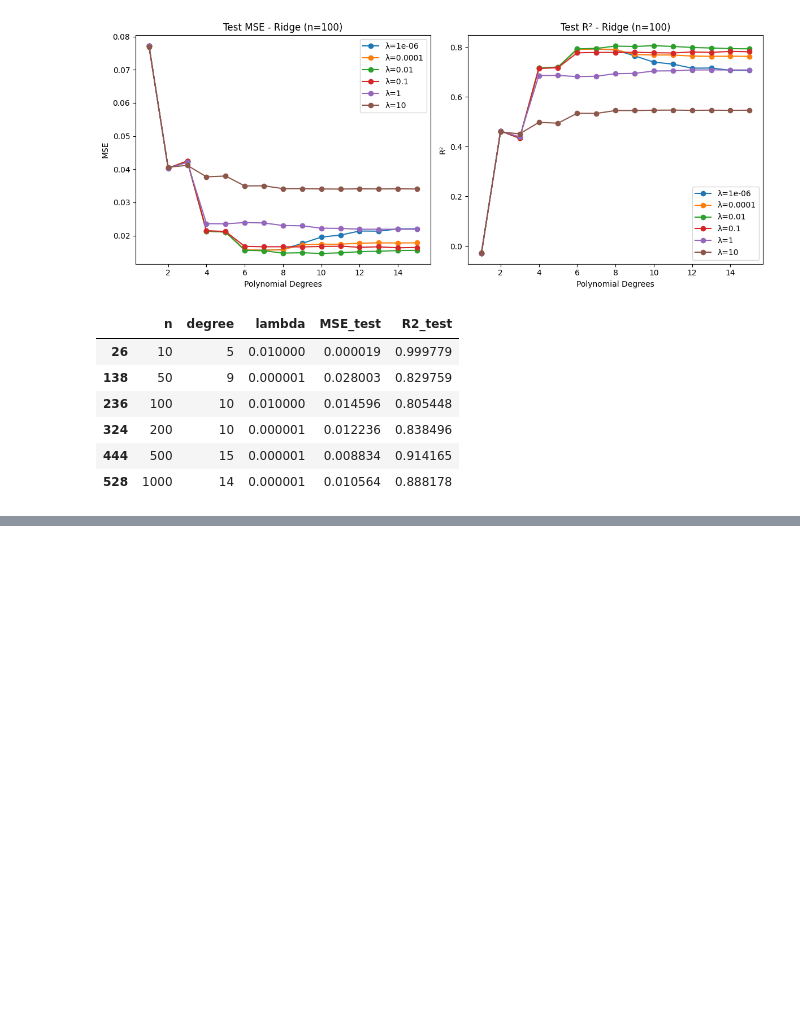
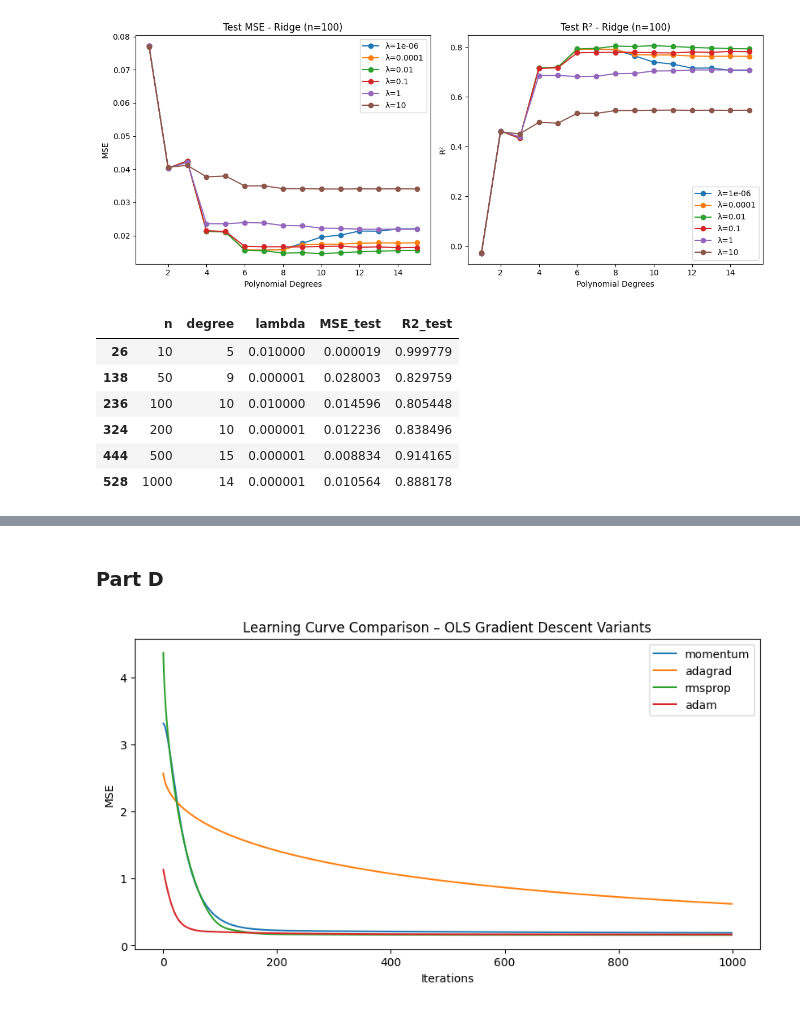
Before and after one commit to necodarian/Project_1, a Jupyter notebook: Project_1.ipynb, the cells around one changed output, grey strips where cells are left out. Saved outputs shown, nothing was run; the diff lists cells and outputs as text; code cells hidden in the pictures; blank space fills up the shorter version.

```diff
--- a/Project_1.ipynb
+++ b/Project_1.ipynb
@@ -355,0 +510,2 @@ display(best_ridge)
+# %% [markdown]
+### Part D
@@ -355,0 +551,32 @@ display(best_ridge)
+# %%
+n = 100
+p = 10
+x = np.linspace(-1, 1, n)
+y = runge_function(x, 0.5)
+
+Xp = polynomial_features(x, p, intercept=False)
+X_train, X_test, y_train, y_test = train_test_split(Xp, y, test_size=0.2, random_state=73)
+
+methods = ['momentum', 'adagrad', 'rmsprop', 'adam']
+results = {}
+
+for method in methods:
+    theta, costs = gradient_descent_advanced(X_train, y_train, lr=0.01, n_iter=1000,
+                                             lam=0.0, method=method)
+    y_pred = X_test @ theta
+    mse = np.mean((y_test - y_pred)**2)
+    r2 = 1 - np.sum((y_test - y_pred)**2) / np.sum((y_test - np.mean(y_test))**2)
+    results[method] = {'MSE': mse, 'R2': r2, 'costs': costs}
+# %%
+import matplotlib.pyplot as plt
+
+plt.figure(figsize=(10,5))
+for method, res in results.items():
+    plt.plot(res["costs"], label=method)
+plt.title("Learning Curve Comparison – OLS Gradient Descent Variants")
+plt.xlabel("Iterations")
+plt.ylabel("MSE")
+plt.legend()
+plt.show()
+# %% [output]
+[figure, added]
```
Also changed, not shown: parts of 49 cells of this notebook.
